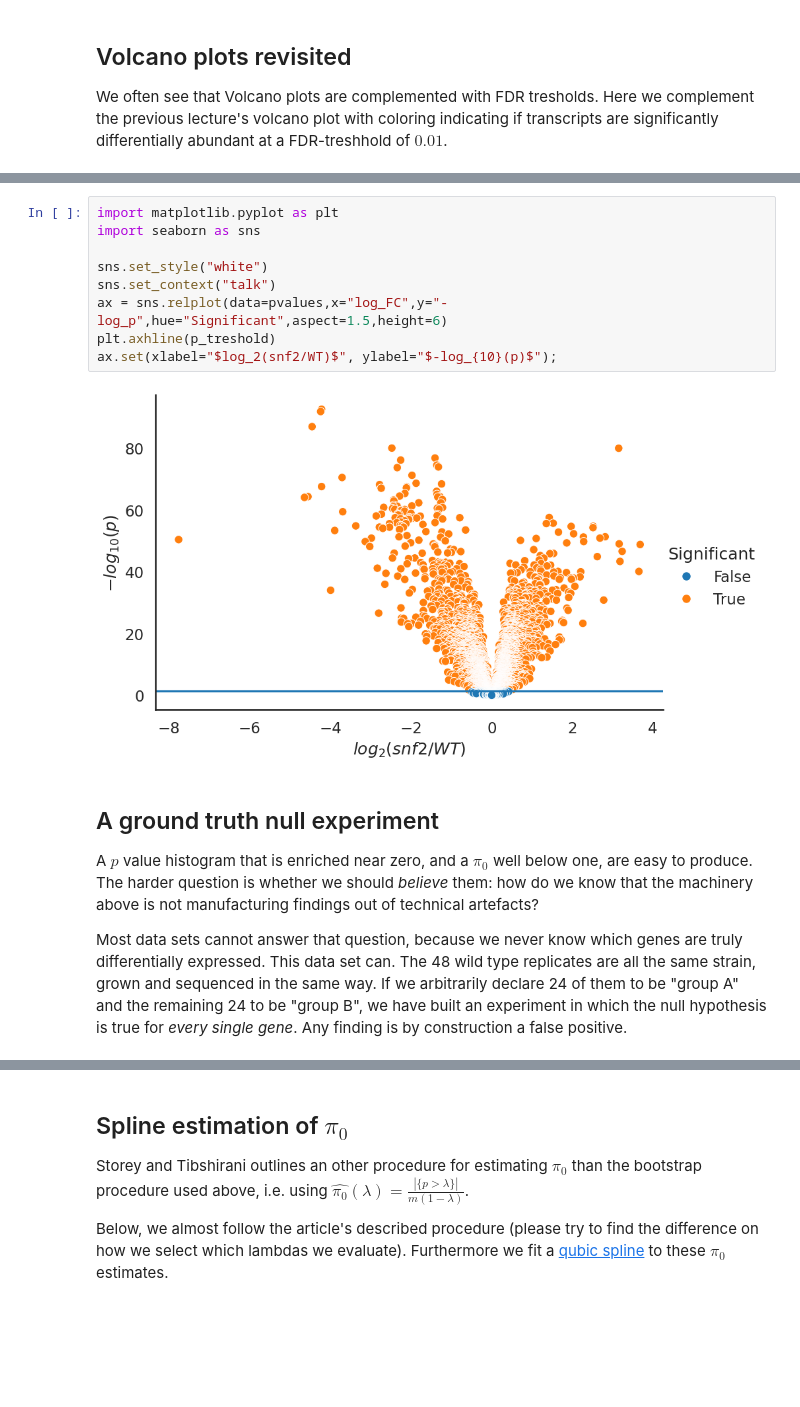
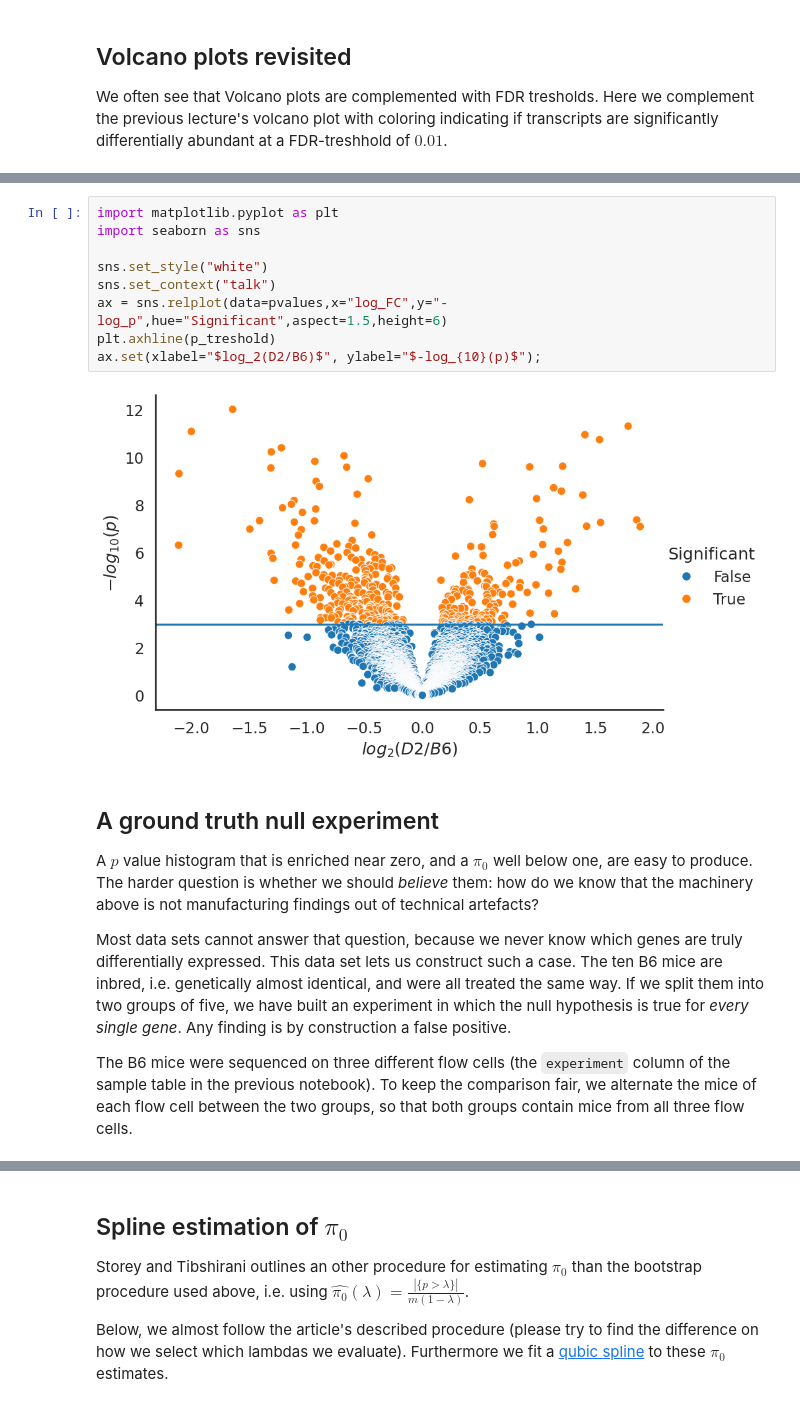
Before and after one commit to statisticalbiotechnology/dsbook, a Jupyter notebook: dsbook/statistics/qvalue.ipynb, the cells around one changed output, grey strips where cells are left out. Saved outputs shown, nothing was run; the diff lists cells and outputs as text; blank space fills up the shorter version.

Commit message:
replaced yeast with mouse data

```diff
--- a/dsbook/statistics/qvalue.ipynb
+++ b/dsbook/statistics/qvalue.ipynb
@@ -182,19 +168,21 @@ print(f"{len(less_than_FDR_1)} of {len(qv)} genes have q < 0.01")
 # %%
 import matplotlib.pyplot as plt
 import seaborn as sns
 
 sns.set_style("white")
 sns.set_context("talk")
 ax = sns.relplot(data=pvalues,x="log_FC",y="-log_p",hue="Significant",aspect=1.5,height=6)
 plt.axhline(p_treshold)
-ax.set(xlabel="$log_2(snf2/WT)$", ylabel="$-log_{10}(p)$");
+ax.set(xlabel="$log_2(D2/B6)$", ylabel="$-log_{10}(p)$");
 # %% [output]
-[figure, old version]
+[figure, new version]
 # %% [markdown]
 ## A ground truth null experiment
 
 A $p$ value histogram that is enriched near zero, and a $\pi_0$ well below one, are easy to produce. The harder question is whether we should *believe* them: how do we know that the machinery above is not manufacturing findings out of technical artefacts?
 
-Most data sets cannot answer that question, because we never know which genes are truly differentially expressed. This data set can. The 48 wild type replicates are all the same strain, grown and sequenced in the same way. If we arbitrarily declare 24 of them to be "group A" and the remaining 24 to be "group B", we have built an experiment in which the null hypothesis is true for *every single gene*. Any finding is by construction a false positive.
+Most data sets cannot answer that question, because we never know which genes are truly differentially expressed. This data set lets us construct such a case. The ten B6 mice are inbred, i.e. genetically almost identical, and were all treated the same way. If we split them into two groups of five, we have built an experiment in which the null hypothesis is true for *every single gene*. Any finding is by construction a false positive.
+
+The B6 mice were sequenced on three different flow cells (the `experiment` column of the sample table in the previous notebook). To keep the comparison fair, we alternate the mice of each flow cell between the two groups, so that both groups contain mice from all three flow cells.
 # %%
 sns.set_context("notebook")
```
Also changed, not shown: parts of 19 cells of this notebook, 6 other files.
